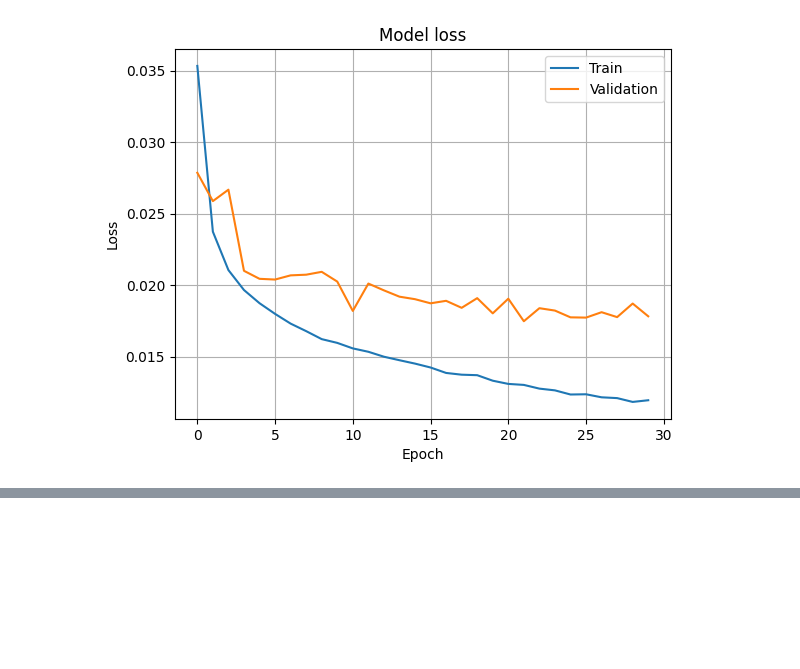
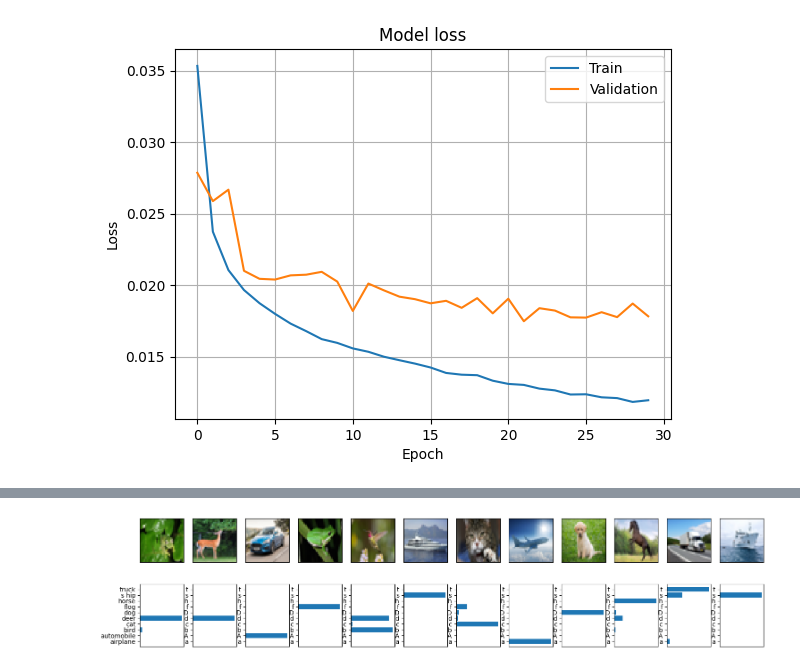
Before and after one commit to Global-YDH/AI_Engineering, a Jupyter notebook: ai_engineer.ipynb, the cells around one changed output, grey strips where cells are left out. Saved outputs shown, nothing was run; the diff lists cells and outputs as text; code cells hidden in the pictures; blank space fills up the shorter version.

```diff
--- a/ai_engineer.ipynb
+++ b/ai_engineer.ipynb
@@ -785,0 +870,19 @@ Epoch 30/30
+# %%
+import numpy as np
+import tensorflow as tf
+from PIL import Image
+import os
+cnn=tf.keras.models.load_model("/content/cnn_model.h5") # 학습된 모델 불러오기
+class_names=['airplane','automobile', 'bird', 'cat', 'deer', 'dog',
+             'flog', 'horse', 's hip', 'truck']
+# CIFAR-10의 부류 이름
+x_test=[]
+for filename in os. listdir("/content/test_images"):
+  if'jpg' not in filename:
+    continue
+  img=Image.open("/content/test_images/"+filename)
+  x = np.asarray(img.resize([32,32]))/255.0
+  x_test.append(x)
+x_test=np.asarray(x_test)
+# 폴더에서 테스트 영상 읽기
+pred=cnn.predict(x_test)
@@ -785,0 +891,18 @@ Epoch 30/30
+# %%
+import matplotlib.pyplot as plt
+
+n = len(x_test)
+plt.figure(figsize = (18,4))
+
+for i in range(n):
+  plt.subplot(2,n,i+1)
+  plt.imshow(x_test[i])
+  plt.xticks([]);plt.yticks([])
+  plt.subplot(2,n,n+i+1)
+  if i == 0:
+    plt.barh(class_names,pred[i])
+  else:
+    plt.barh(['a','A','b','c','d','D','f','h','s','t'],pred[i])
+  plt.xticks([])
+# %% [output]
+[figure, added]
```
Also changed, not shown: parts of 7 cells of this notebook.
